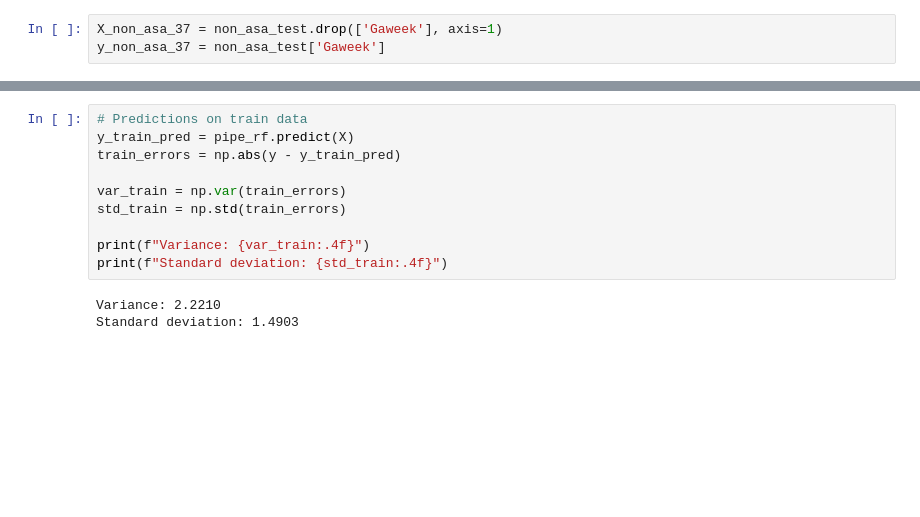
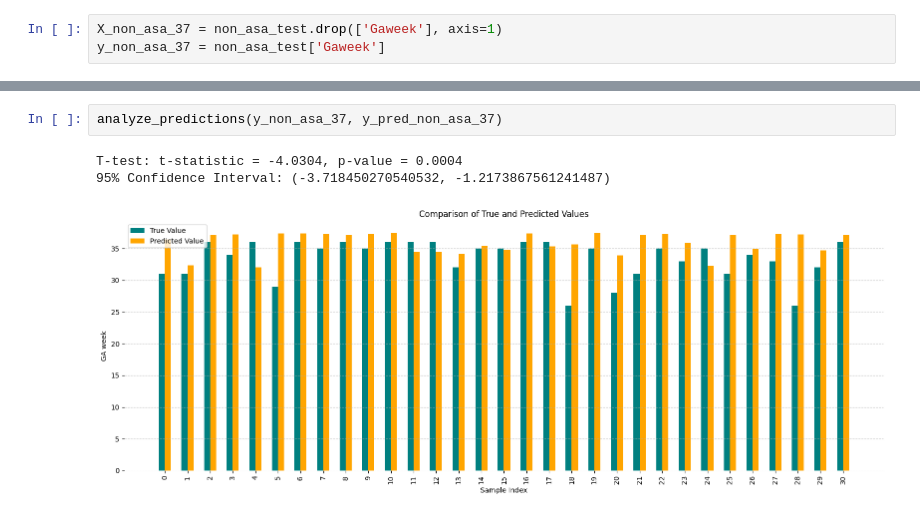
Before and after one commit to longna88/ga-shift-prediction, a Jupyter notebook: Shift_prediction.ipynb, the cells around one changed output, grey strips where cells are left out. Cells and saved outputs as stored; diff of their text form; blank space fills up the shorter version.

```diff
--- a/Shift_prediction.ipynb
+++ b/Shift_prediction.ipynb
@@ -387,13 +442,6 @@ Mean squared error: 17.338829943070934
-# %%
-# Predictions on train data
-y_train_pred = pipe_rf.predict(X)
-train_errors = np.abs(y - y_train_pred)
-
-var_train = np.var(train_errors)
-std_train = np.std(train_errors)
-
-print(f"Variance: {var_train:.4f}")
-print(f"Standard deviation: {std_train:.4f}")
-# %% [output]
-Variance: 2.2210
-Standard deviation: 1.4903
+# %%
+analyze_predictions(y_non_asa_37, y_pred_non_asa_37)
+# %% [output]
+T-test: t-statistic = -4.0304, p-value = 0.0004
+95% Confidence Interval: (-3.718450270540532, -1.2173867561241487)
+[figure, added]
```
Also changed, not shown: parts of 9 cells of this notebook.
